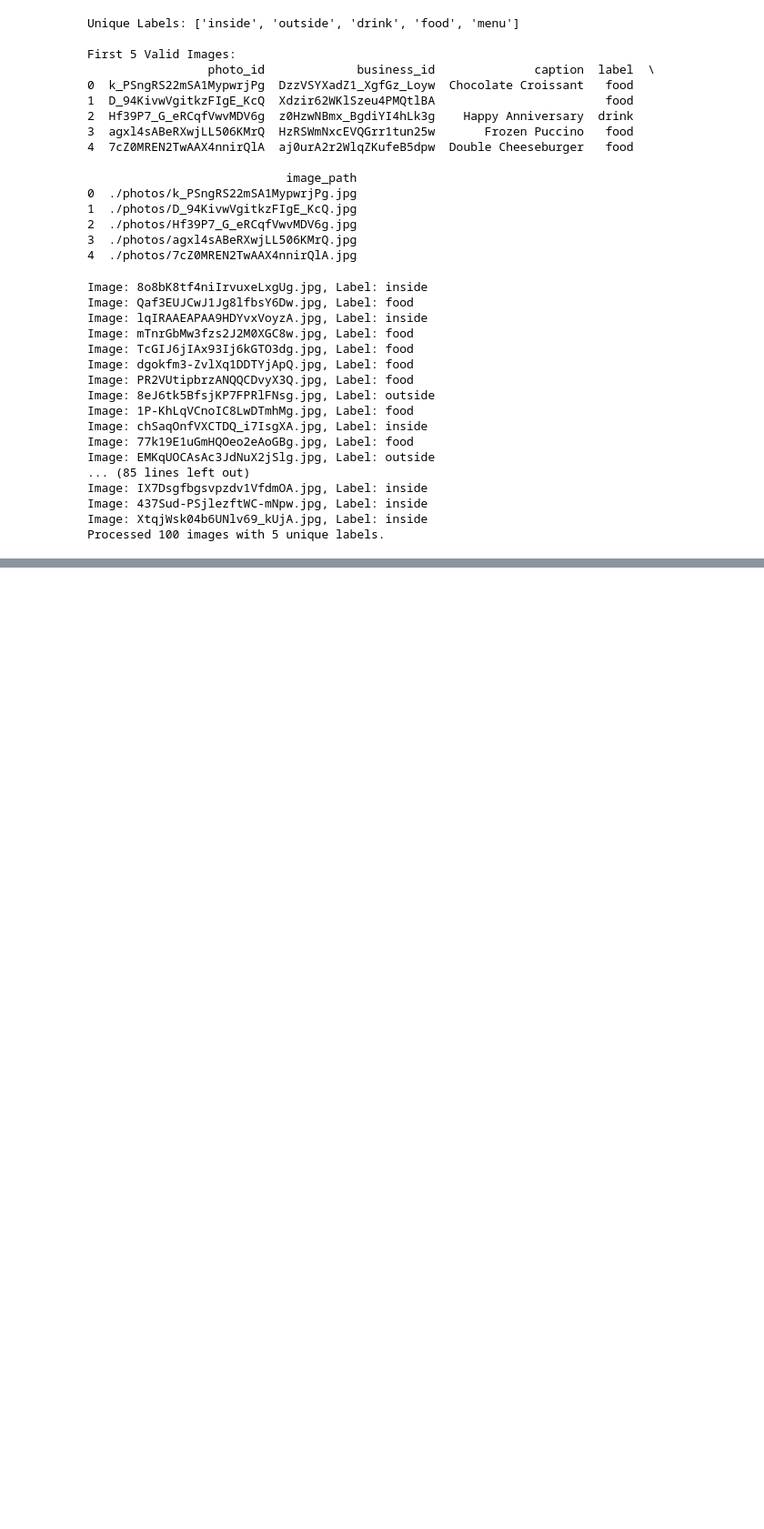
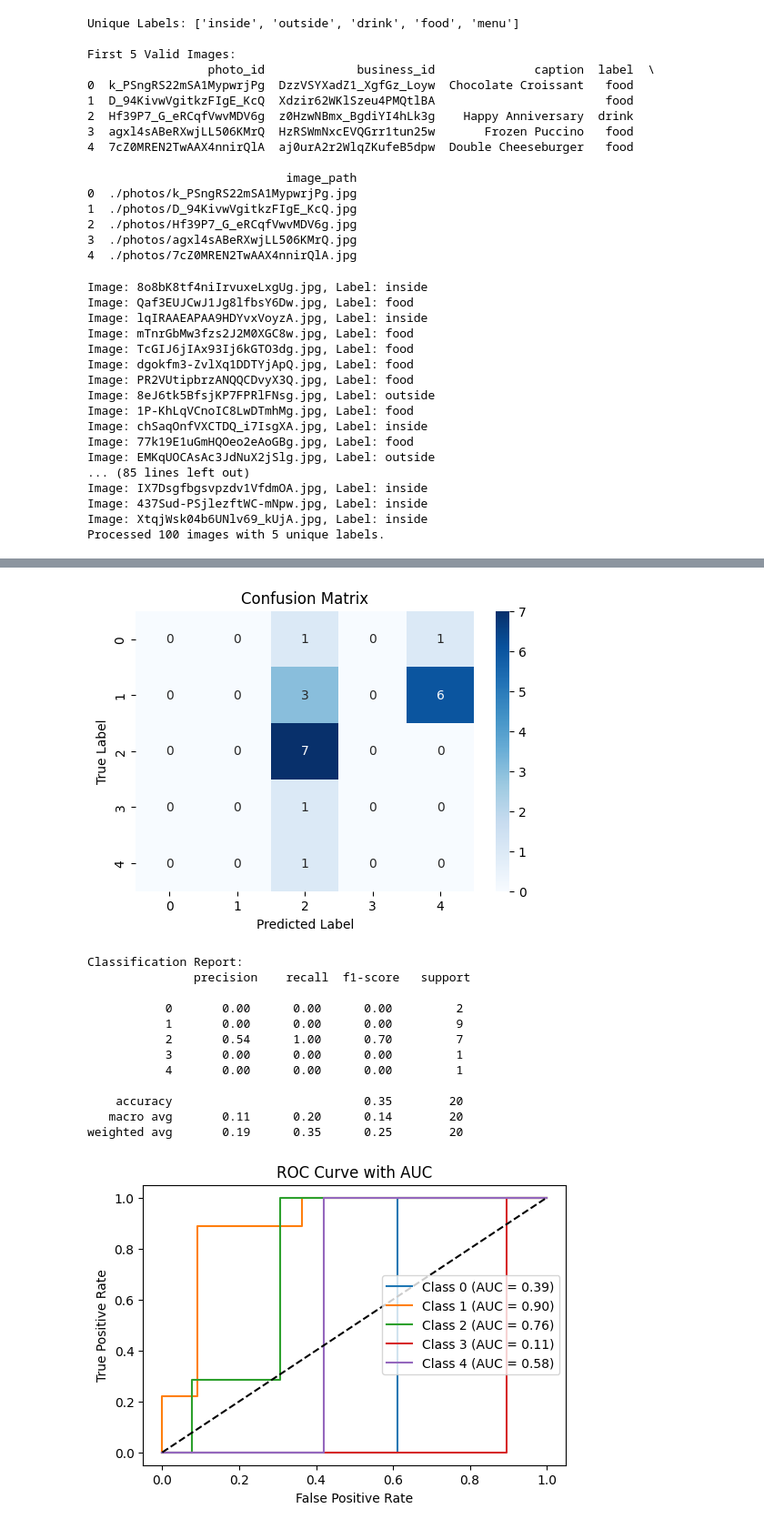
Before and after one commit to LCIT-W25/AISC-T3-Grp3, a Jupyter notebook: CV/Assignment_2/Assignment_2.ipynb, the cells around one changed output, grey strips where cells are left out. Shown at 91% size. Drawn from its saved outputs; the diff is of its cells as text; code cells hidden in the pictures; blank space fills up the shorter version.

```diff
--- a/CV/Assignment_2/Assignment_2.ipynb
+++ b/CV/Assignment_2/Assignment_2.ipynb
@@ -308,0 +404,51 @@ weighted avg       0.33      0.50      0.40        20
+# %%
+# Ensure correct number of classes
+class_weights = {0: 7.0, 1: 0.425, 2: 1.0, 3: 6.0, 4: 2.5}
+
+# Compile the model with smaller learning rate
+optimizer = tf.keras.optimizers.Adam(learning_rate=0.00005)
+model.compile(optimizer=optimizer,
+              loss='sparse_categorical_crossentropy',
+              metrics=['accuracy'])
+
+# Train the model with class weights
+history = model.fit(
+    X_train, y_train,
+    validation_data=(X_val, y_val),
+    epochs=5,
+    batch_size=32,
+    class_weight=class_weights  # Ensure this matches the number of classes
+)
+
+# Evaluate the model on validation data
+y_pred_probs = model.predict(X_val)  # Probabilities
+y_pred = np.argmax(y_pred_probs, axis=1)  # Convert to class labels
+
+# Confusion Matrix
+conf_matrix = confusion_matrix(y_val, y_pred)
+
+# Plot Confusion Matrix
+plt.figure(figsize=(6, 4))
+sns.heatmap(conf_matrix, annot=True, fmt="d", cmap="Blues", xticklabels=set(labels_encoded), yticklabels=set(labels_encoded))
+plt.xlabel("Predicted Label")
+plt.ylabel("True Label")
+plt.title("Confusion Matrix")
+plt.show()
+
+# Classification Report
+print("\nClassification Report:\n", classification_report(y_val, y_pred))
+
+# Compute AUC for each class
+plt.figure(figsize=(6, 4))
+for i in range(len(set(labels_encoded))):
+    fpr, tpr, _ = roc_curve(y_val == i, y_pred_probs[:, i])
+    auc_score = auc(fpr, tpr)
+    plt.plot(fpr, tpr, label=f'Class {i} (AUC = {auc_score:.2f})')
+
+plt.plot([0, 1], [0, 1], "k--")  # Diagonal line
+plt.xlabel("False Positive Rate")
+plt.ylabel("True Positive Rate")
+plt.title("ROC Curve with AUC")
+plt.legend()
+plt.show()
+# %% [output]
@@ -309 +466,15 @@ weighted avg       0.33      0.50      0.40        20
+[figure, added]
+Classification Report:
+               precision    recall  f1-score   support
+
+           0       0.00      0.00      0.00         2
+           1       0.00      0.00      0.00         9
+           2       0.54      1.00      0.70         7
+           3       0.00      0.00      0.00         1
+           4       0.00      0.00      0.00         1
+
+    accuracy                           0.35        20
+   macro avg       0.11      0.20      0.14        20
+weighted avg       0.19      0.35      0.25        20
+[figure, added]
 # %%
```
Also changed, not shown: parts of 9 cells of this notebook.
